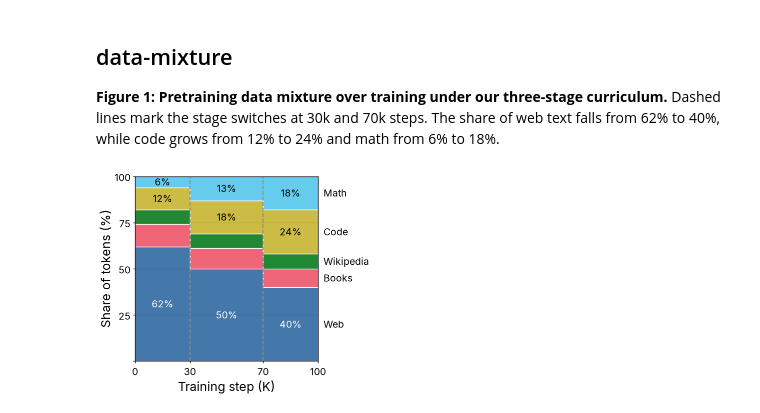
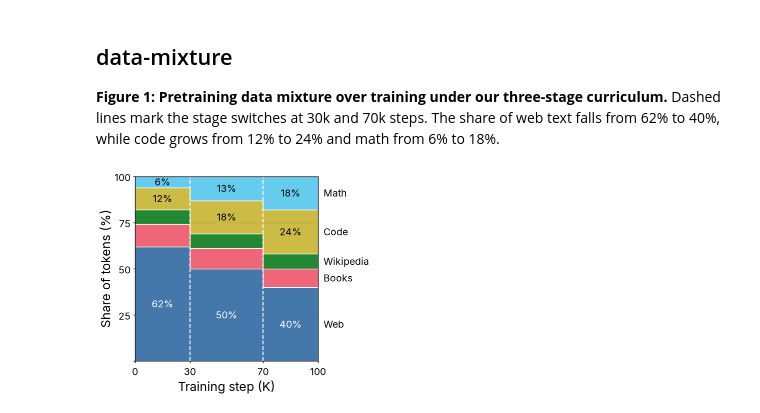
Before and after one commit to bigohofone/academic-figure-skill, a Jupyter notebook: examples/chart-types/notebooks/data-mixture.ipynb, the cells around one changed output. Drawn from its saved outputs; the diff is of its cells as text; code cells hidden in the pictures.

```diff
--- a/examples/chart-types/notebooks/data-mixture.ipynb
+++ b/examples/chart-types/notebooks/data-mixture.ipynb
@@ -29,34 +29,34 @@ switches = [30, 70]
 fig, ax = plt.subplots(figsize=(2.75, 2.75))
 ax.stackplot(steps, shares, colors=band_colors, labels=names, step="post", edgecolor="white", linewidth=0.5)
 for step in switches:
-    ax.axvline(step, linestyle="--", linewidth=paper.dashed_width, color=colors["neutral"])
+    ax.axvline(step, linestyle="--", linewidth=paper.dashed_width, color="white")
 
 bottoms = np.vstack([np.zeros(len(steps)), np.cumsum(shares, axis=0)[:-1]])
 stage_mids = [15, 50, 85]
 for name in ["Web", "Code", "Math"]:
     i = names.index(name)
     for mid in stage_mids:
         k = np.searchsorted(steps, mid)
         ax.text(mid, bottoms[i, k] + shares[i, k] / 2, f"{shares[i, k]:.0f}%",
                 ha="center", va="center", color=text_color(band_colors[i]))
 
 for i, name in enumerate(names):
     ax.annotate(name, (1, bottoms[i, -1] + shares[i, -1] / 2), xycoords=("axes fraction", "data"),
                 xytext=(4, 0), textcoords="offset points", va="center")
 
 ax.set_xlim(0, 100)
 ax.set_ylim(0, 100)
 ax.margins(x=0)
 ax.set_xticks([0, *switches, 100])
 ax.set_yticks([0, 25, 50, 75, 100], labels=["", "25", "50", "75", "100"])
 ax.set_axisbelow(False)
 ax.grid(axis="x", visible=False)
 ax.set_xlabel("Training step (K)")
 ax.set_ylabel("Share of tokens (%)")
 
 fit_height(fig, ax, aspect=1.0)
 fig.savefig("../outputs/data-mixture.pdf")
 fig.savefig("../outputs/data-mixture.png")
 plt.show()
 # %% [output]
-[figure, old version]
+[figure, new version]
```
Also changed, not shown: 9 other files.
